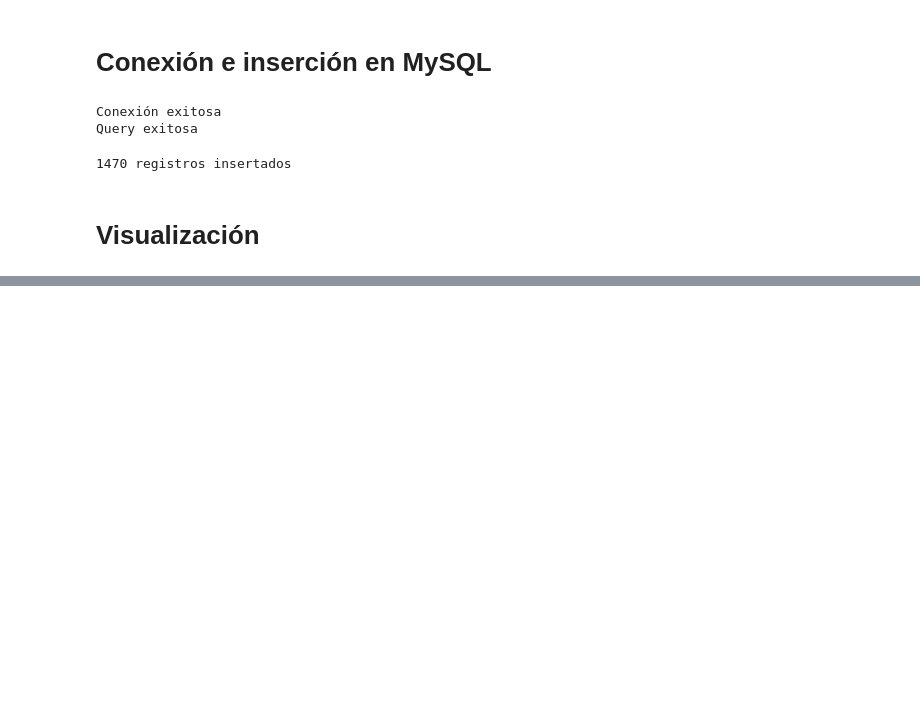
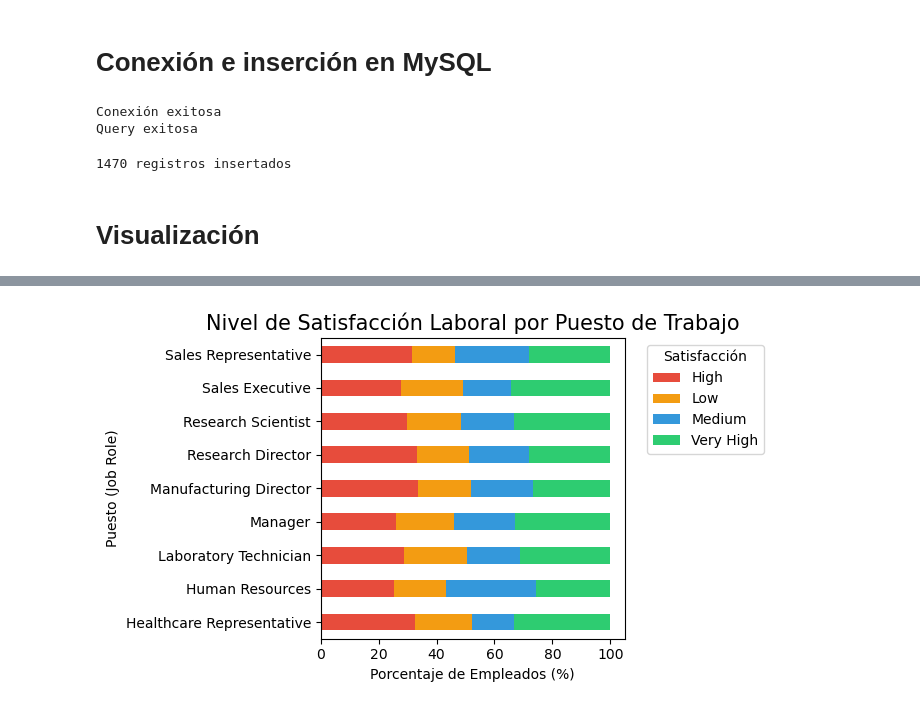
Before and after one commit to PatriciaAnaya/project-da-promo-59-modulo-3-team-3, a Jupyter notebook: optimizacion-de-talento.ipynb, the cells around one changed output, grey strips where cells are left out. Saved outputs shown, nothing was run; the diff lists cells and outputs as text; code cells hidden in the pictures; blank space fills up the shorter version.

```diff
--- a/optimizacion-de-talento.ipynb
+++ b/optimizacion-de-talento.ipynb
@@ -550,0 +659,17 @@ except Error as e:
+# %%
+# 1. Creamos una tabla de porcentajes para comparar roles de distintos tamaños
+rol_satisfaccion = pd.crosstab(df_final['job_role'], df_final['job_satisfaction'], normalize='index') * 100
+
+# 2. Graficamos
+rol_satisfaccion.plot(kind='barh', stacked=True, figsize=(7,4),
+                      color=['#e74c3c', '#f39c12', '#3498db', '#2ecc71'])
+
+plt.title('Nivel de Satisfacción Laboral por Puesto de Trabajo', fontsize=15)
+plt.xlabel('Porcentaje de Empleados (%)')
+plt.ylabel('Puesto (Job Role)')
+plt.legend(title='Satisfacción', bbox_to_anchor=(1.05, 1), loc='upper left')
+plt.tight_layout()
+
+plt.show()
+# %% [output]
+[figure, added]
```
Also changed, not shown: parts of 8 cells of this notebook, 1 other file.
